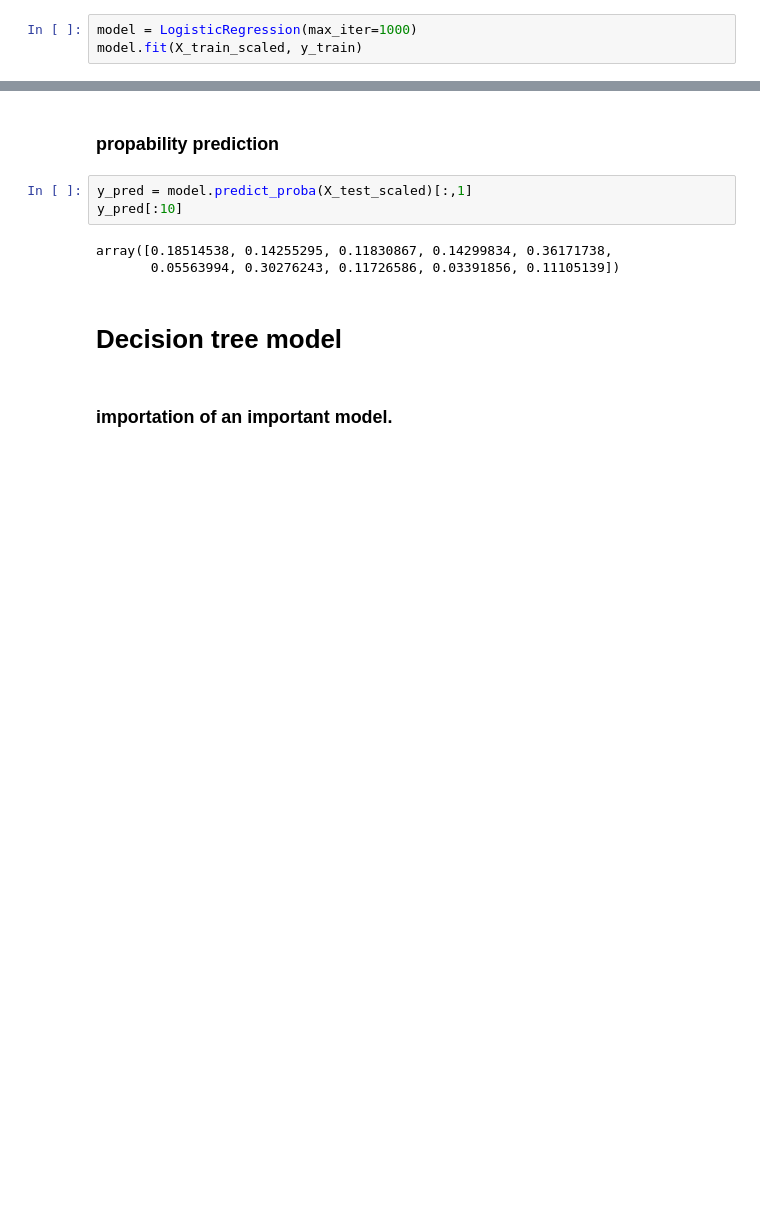
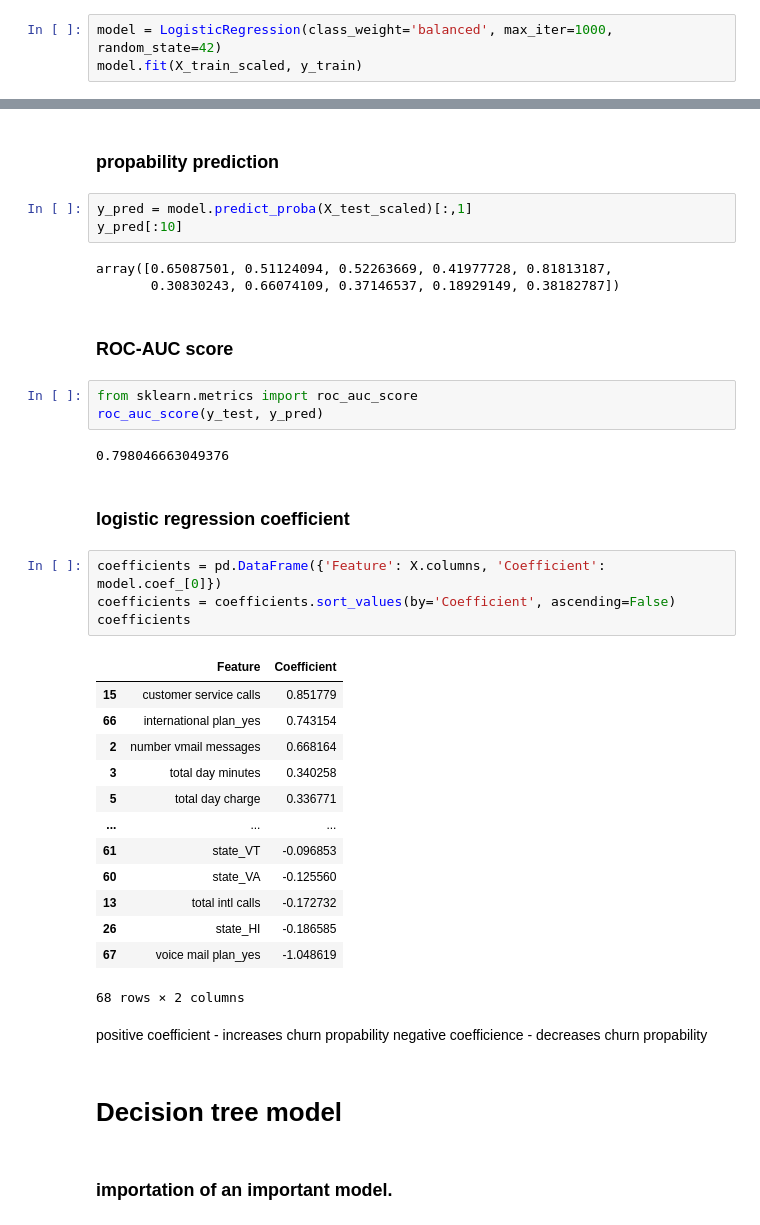
Before and after one commit to keziahm-design/classification_model_phase3, a Jupyter notebook: index.ipynb, the cells around one changed output, grey strips where cells are left out. Cells and saved outputs as stored; diff of their text form; blank space fills up the shorter version.

```diff
--- a/index.ipynb
+++ b/index.ipynb
@@ -96,6 +109,6 @@ X_test_scaled = scaler.transform(X_test)
 # %% [markdown]
 ### logistic regression.
 # %%
-model = LogisticRegression(max_iter=1000)
+model = LogisticRegression(class_weight='balanced', max_iter=1000, random_state=42)
 model.fit(X_train_scaled, y_train)
 # %% [output]
@@ -134,8 +167,38 @@ confusion matrix:
 y_pred = model.predict_proba(X_test_scaled)[:,1]
 y_pred[:10]
 # %% [output]
-array([0.18514538, 0.14255295, 0.11830867, 0.14299834, 0.36171738,
-       0.05563994, 0.30276243, 0.11726586, 0.03391856, 0.11105139])
+array([0.65087501, 0.51124094, 0.52263669, 0.41977728, 0.81813187,
+       0.30830243, 0.66074109, 0.37146537, 0.18929149, 0.38182787])
+# %% [markdown]
+### ROC-AUC score
+# %%
+from sklearn.metrics import roc_auc_score
+roc_auc_score(y_test, y_pred)
+# %% [output]
+0.798046663049376
+# %% [markdown]
+### logistic regression coefficient
+# %%
+coefficients = pd.DataFrame({'Feature': X.columns, 'Coefficient': model.coef_[0]})
+coefficients = coefficients.sort_values(by='Coefficient', ascending=False)
+coefficients
+# %% [output]
+|  | Feature | Coefficient |
+| 15 | customer service calls | 0.851779 |
+| 66 | international plan_yes | 0.743154 |
+| 2 | number vmail messages | 0.668164 |
+| 3 | total day minutes | 0.340258 |
+| 5 | total day charge | 0.336771 |
+| ... | ... | ... |
+| 61 | state_VT | -0.096853 |
+| 60 | state_VA | -0.125560 |
+| 13 | total intl calls | -0.172732 |
+| 26 | state_HI | -0.186585 |
+| 67 | voice mail plan_yes | -1.048619 |
+68 rows × 2 columns
+# %% [markdown]
+positive coefficient - increases churn propability
+negative coefficience - decreases churn propability
 # %% [markdown]
 # Decision tree model
 # %% [markdown]
```
Also changed, not shown: parts of 24 cells of this notebook, 3 other files.
